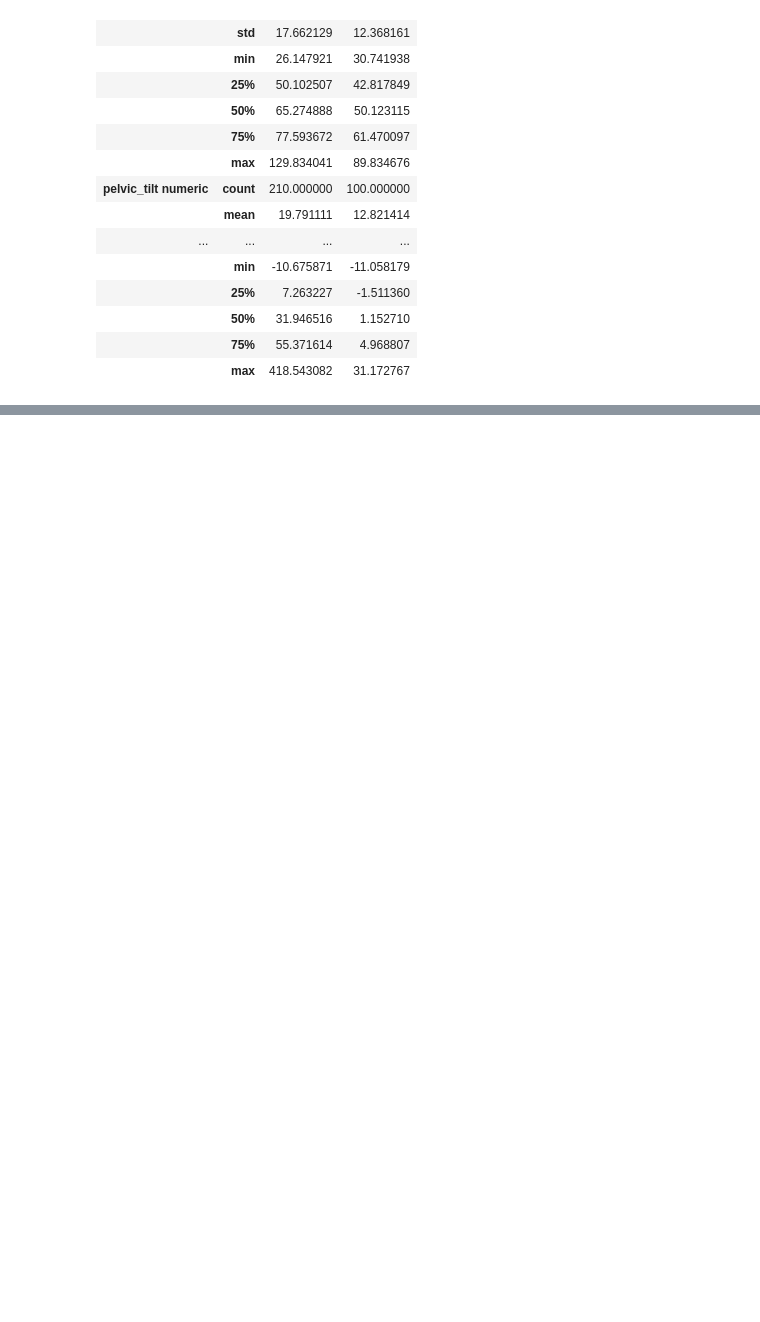
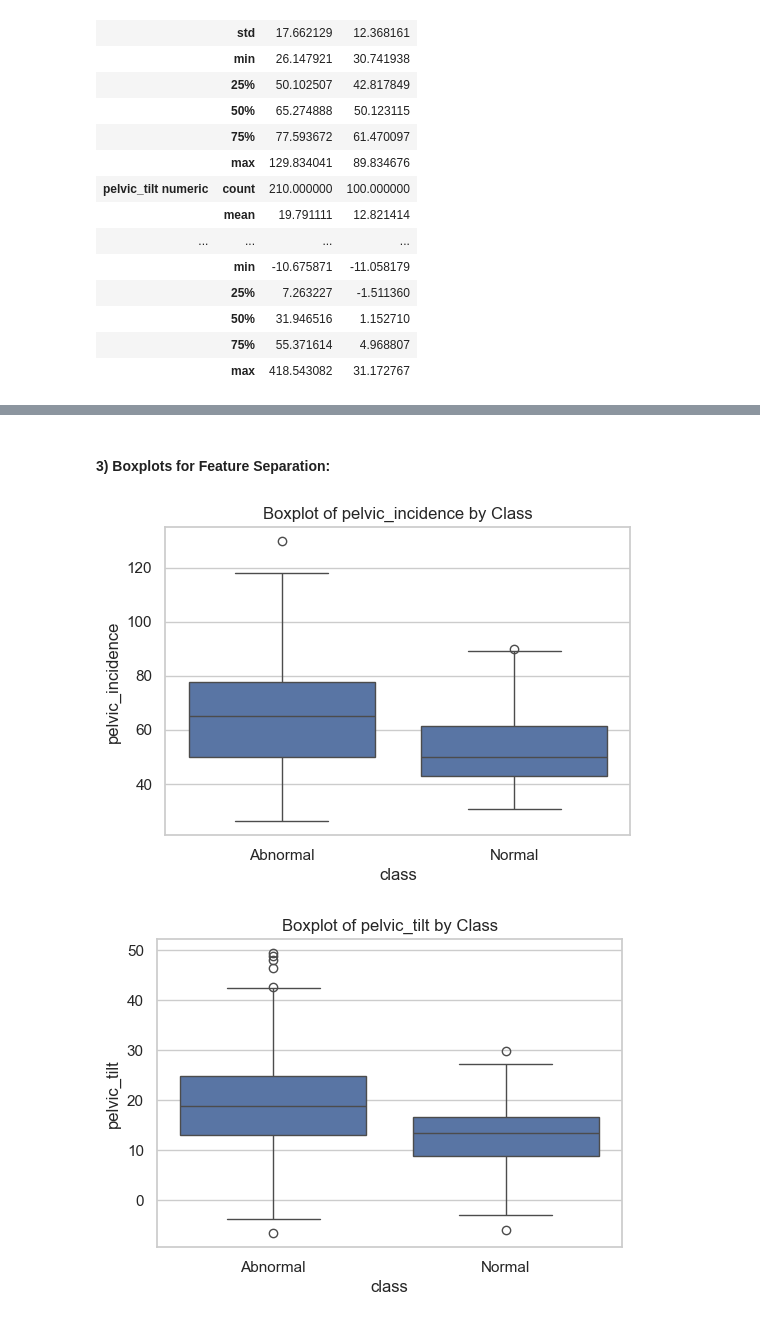
Before and after one commit to jackiecwv/SDS-CP033-spinescope, a Jupyter notebook: submissions/team-members/jackie-vescio/eda_spinescope_jackie_vescio.ipynb, the cells around one changed output, grey strips where cells are left out. Drawn from its saved outputs; the diff is of its cells as text; code cells hidden in the pictures; blank space fills up the shorter version.

```diff
--- a/submissions/team-members/jackie-vescio/eda_spinescope_jackie.ipynb
+++ b/submissions/team-members/jackie-vescio/eda_spinescope_jackie_vescio.ipynb
@@ -383,0 +390,7 @@ Based on this, the data is ready for preprocessing and modeling.
+# %%
+# Rename 'pelvic_tilt numeric' to 'pelvic_tilt'
+
+df.rename(columns={'pelvic_tilt numeric': 'pelvic_tilt'}, inplace=True)
+
+# Check to see if the renaming to pelvic_tilt worked
+print(df.columns)
@@ -407,0 +566,11 @@ Based on this, the data is ready for preprocessing and modeling.
+# %% [markdown]
+#### 3) Boxplots for Feature Separation:
+# %%
+for col in df.columns[:-1]: # Exclude'class'
+    plt.figure(figsize=(6,4))
+    sns.boxplot(x='class', y=col, data=df)
+    plt.title(f'Boxplot of {col} by Class')
+    plt.show()
+# %% [output]
+[figure, added]
+[figure, added]
```
Also changed, not shown: parts of 73 cells of this notebook, 2 other files.
